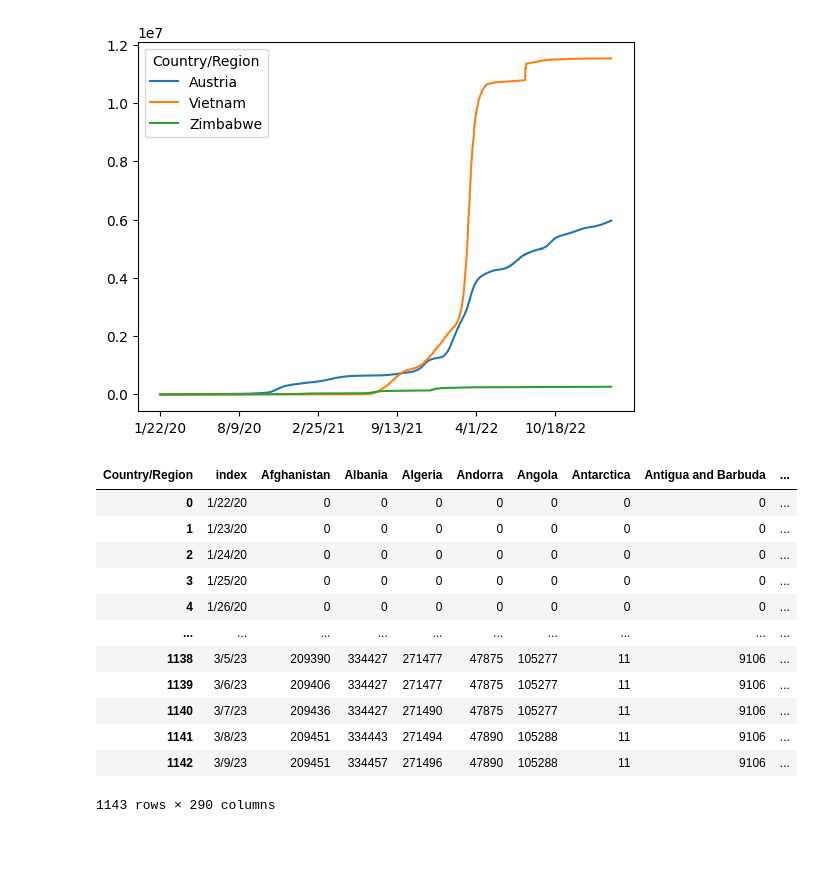
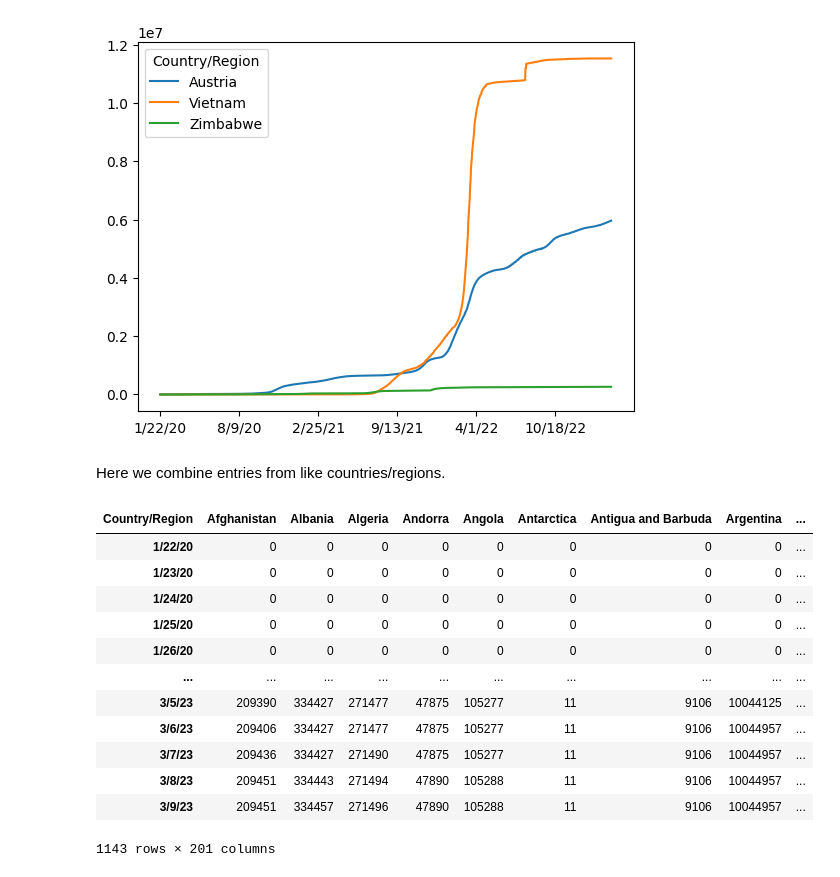
Before and after one commit to ross-mckee/Covid-Timeline, a Jupyter notebook: covid.ipynb, the cells around one changed output. Cells and saved outputs as stored; diff of their text form; code cells hidden in the pictures; blank space fills up the shorter version.

```diff
--- a/covid.ipynb
+++ b/covid.ipynb
@@ -45,19 +53,22 @@ df_t.plot(y=["Austria","Vietnam", "Zimbabwe"])
 # %% [output]
 <Axes: >
 [figure]
-# %%
-df_t.reset_index()
-# %% [output]
-| Country/Region | index | Afghanistan | Albania | Algeria | Andorra | Angola | Antarctica | Antigua and Barbuda | ... |
-| 0 | 1/22/20 | 0 | 0 | 0 | 0 | 0 | 0 | 0 | ... |
-| 1 | 1/23/20 | 0 | 0 | 0 | 0 | 0 | 0 | 0 | ... |
-| 2 | 1/24/20 | 0 | 0 | 0 | 0 | 0 | 0 | 0 | ... |
-| 3 | 1/25/20 | 0 | 0 | 0 | 0 | 0 | 0 | 0 | ... |
-| 4 | 1/26/20 | 0 | 0 | 0 | 0 | 0 | 0 | 0 | ... |
-| ... | ... | ... | ... | ... | ... | ... | ... | ... | ... |
-| 1138 | 3/5/23 | 209390 | 334427 | 271477 | 47875 | 105277 | 11 | 9106 | ... |
-| 1139 | 3/6/23 | 209406 | 334427 | 271477 | 47875 | 105277 | 11 | 9106 | ... |
-| 1140 | 3/7/23 | 209436 | 334427 | 271490 | 47875 | 105277 | 11 | 9106 | ... |
-| 1141 | 3/8/23 | 209451 | 334443 | 271494 | 47890 | 105288 | 11 | 9106 | ... |
-| 1142 | 3/9/23 | 209451 | 334457 | 271496 | 47890 | 105288 | 11 | 9106 | ... |
-1143 rows × 290 columns
+# %% [markdown]
+Here we combine entries from like countries/regions.
+# %%
+pd.options.display.max_columns = None #This is just so that I can see all the columns at once.
+df_t.groupby(by="Country/Region", axis=1).sum() #Combines columns with the same index, thus combining all sub-territories within a country/region.
+# %% [output]
+| Country/Region | Afghanistan | Albania | Algeria | Andorra | Angola | Antarctica | Antigua and Barbuda | Argentina | ... |
+| 1/22/20 | 0 | 0 | 0 | 0 | 0 | 0 | 0 | 0 | ... |
+| 1/23/20 | 0 | 0 | 0 | 0 | 0 | 0 | 0 | 0 | ... |
+| 1/24/20 | 0 | 0 | 0 | 0 | 0 | 0 | 0 | 0 | ... |
+| 1/25/20 | 0 | 0 | 0 | 0 | 0 | 0 | 0 | 0 | ... |
+| 1/26/20 | 0 | 0 | 0 | 0 | 0 | 0 | 0 | 0 | ... |
+| ... | ... | ... | ... | ... | ... | ... | ... | ... | ... |
+| 3/5/23 | 209390 | 334427 | 271477 | 47875 | 105277 | 11 | 9106 | 10044125 | ... |
+| 3/6/23 | 209406 | 334427 | 271477 | 47875 | 105277 | 11 | 9106 | 10044957 | ... |
+| 3/7/23 | 209436 | 334427 | 271490 | 47875 | 105277 | 11 | 9106 | 10044957 | ... |
+| 3/8/23 | 209451 | 334443 | 271494 | 47890 | 105288 | 11 | 9106 | 10044957 | ... |
+| 3/9/23 | 209451 | 334457 | 271496 | 47890 | 105288 | 11 | 9106 | 10044957 | ... |
+1143 rows × 201 columns
```
Also changed, not shown: parts of 3 cells of this notebook, 2 other files.
